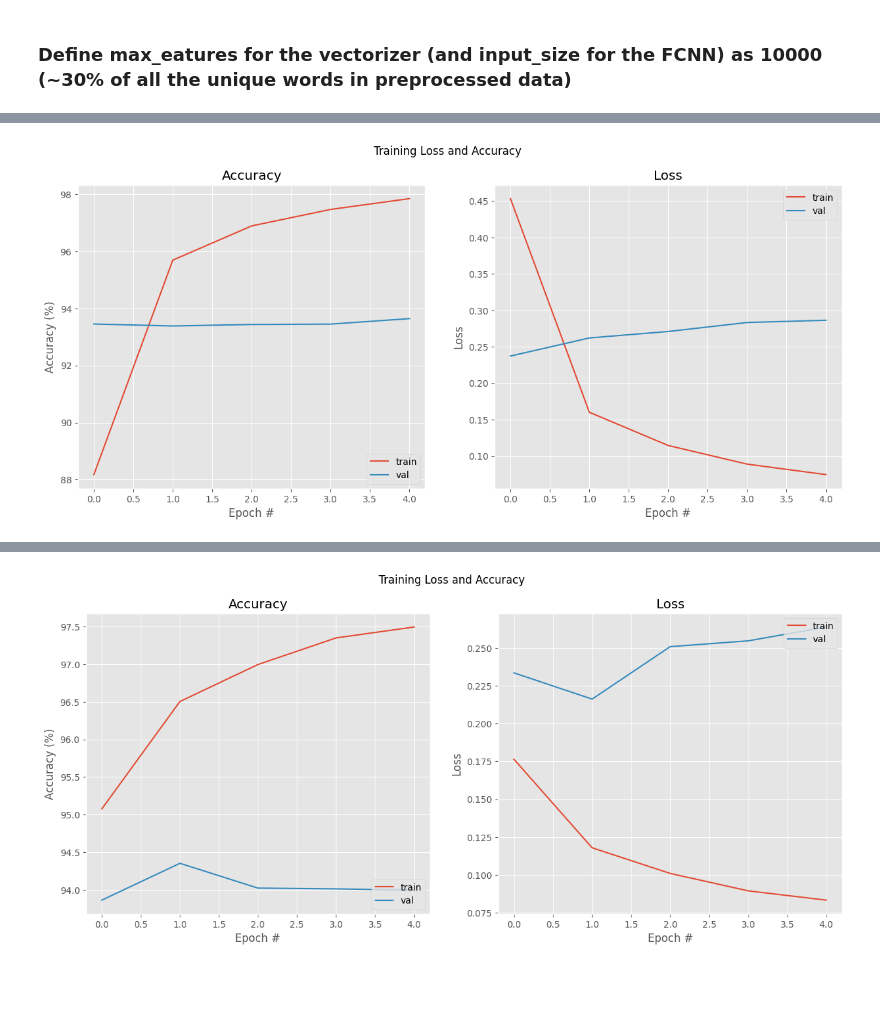
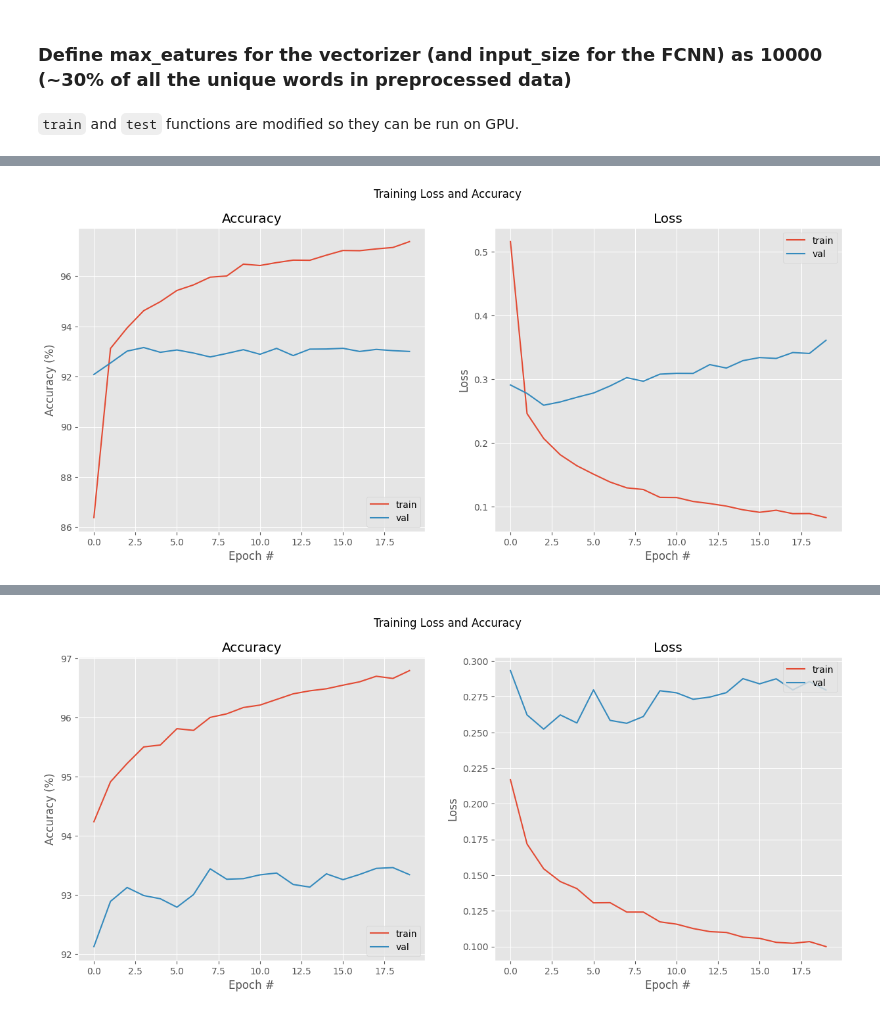
Before and after one commit to Kytusla908/MBD_NN, a Jupyter notebook: bin/Delivery.ipynb, the cells around one changed output, grey strips where cells are left out. Cells and saved outputs as stored; diff of their text form; code cells hidden in the pictures; blank space fills up the shorter version.

```diff
--- a/bin/Delivery.ipynb
+++ b/bin/Delivery.ipynb
@@ -439,6 +450,6 @@ history = fit(
     train_loader = train_dataset,
     test_loader  = test_dataset,
     optimizer    = optimizer,
-    epochs       = 20
+    epochs       = 10
 )
 # %% [output]
@@ -475,3 +486,5 @@ Now we will use data from a specific year as the validation set, and data from t
 Notice we define the vectorizer and the fcnn outside the loop. 1. We are fiting the vectorizer with the entire preprocess data. 2. The fcnn has its weights improved in each year.
 # %% [markdown]
 ### Define max_eatures for the vectorizer (and input_size for the FCNN) as 10000 (~30% of all the unique words in preprocessed data)
+# %% [markdown]
+`train` and `test` functions are modified so they can be run on GPU.
@@ -479,10 +537,10 @@ Notice we define the vectorizer and the fcnn outside the loop. 1. We are fiting
 year_num = 2014
 val_acc_history = {}
 
-vectorizer = TfidfVectorizer(max_features=10000)
+vectorizer = TfidfVectorizer(max_features=1000)
 vectorizer.fit(preprocessed_texts)
 
-fcnn = FCNN(input_size=10000, hidden_size=256, num_classes=21)
+fcnn = FCNN(input_size=1000, hidden_size=256, num_classes=21).to(device)
 loss_function = nn.CrossEntropyLoss()
 optimizer = torch.optim.Adam(fcnn.parameters(), lr=0.001)
 
@@ -503,7 +561,7 @@ while year_num <= 2020:
     train_loader = train_dataset,
     test_loader  = test_dataset,
     optimizer    = optimizer,
-    epochs       = 5
+    epochs       = 20
     )
 
     val_acc_history[year_num] = history['val_accuracy'][-1]
@@ -520,3 +588,3 @@ Epoch 05/5 │ loss=0.0746  val_loss=0.2864  acc=97.85%  val_acc=93.64%
-[figure, old version]
+[figure, new version]
 Length Traing data: 70359
 Length Test data: 29412
@@ -528,3 +606,3 @@ Epoch 05/5 │ loss=0.0833  val_loss=0.2639  acc=97.50%  val_acc=94.00%
-[figure, old version]
+[figure, new version]
 Length Traing data: 99771
 Length Test data: 23589
```
Also changed, not shown: parts of 10 cells of this notebook.
